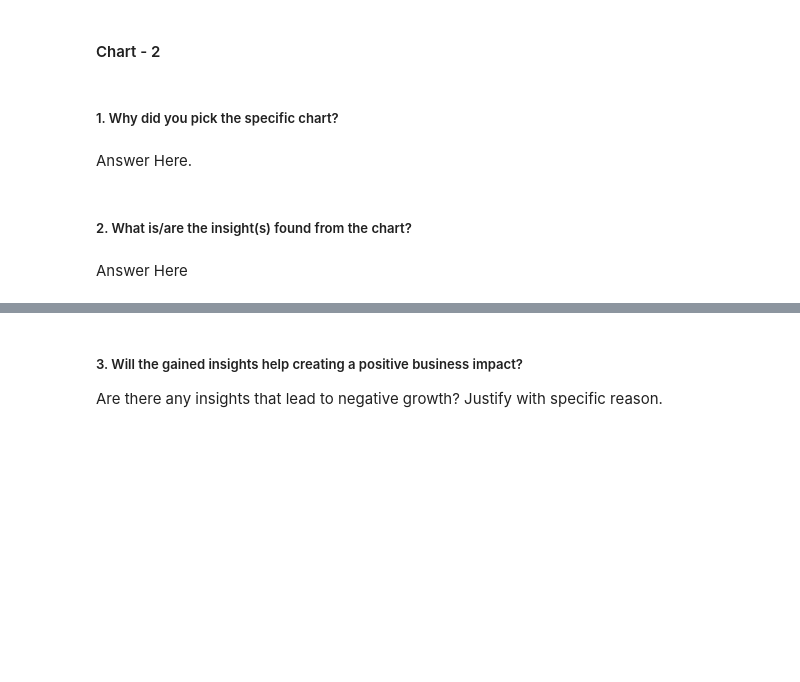
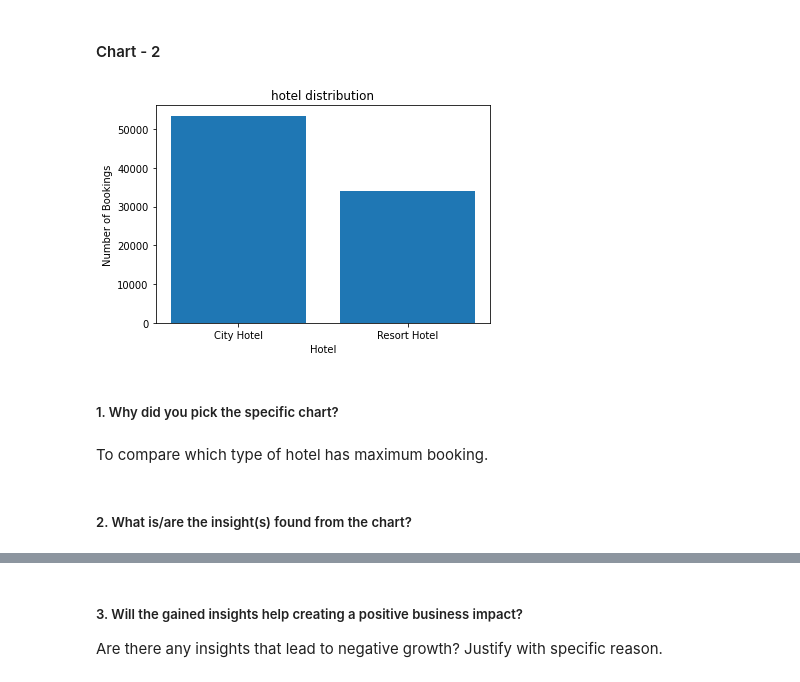
Before and after one commit to fadakenitin/Capstone_ProjectEDA, a Jupyter notebook: Copy_of_Sample_EDA_Submission_Template.ipynb, the cells around one changed output, grey strips where cells are left out. Cells and saved outputs as stored; diff of their text form; code cells hidden in the pictures; blank space fills up the shorter version.

```diff
--- a/Copy_of_Sample_EDA_Submission_Template.ipynb
+++ b/Copy_of_Sample_EDA_Submission_Template.ipynb
@@ -548,8 +578,17 @@ Through this chart we can easily get informartion about from which country max a
+# %%
+# Chart - 2 visualization code
+# Bar chart of type of hotel against no. of bookings
+hotel_counts=data['hotel'].value_counts()
+plt.bar(hotel_counts.index,hotel_counts.values)
+plt.xlabel("Hotel")
+plt.ylabel("Number of Bookings")
+plt.title('hotel distribution')
+plt.show()
+# %% [output]
+[figure, added]
 # %% [markdown]
 ##### 1. Why did you pick the specific chart?
-# %% [markdown]
-Answer Here.
+# %% [markdown]
+To compare which type of hotel has maximum booking.
 # %% [markdown]
 ##### 2. What is/are the insight(s) found from the chart?
-# %% [markdown]
-Answer Here
```
Also changed, not shown: parts of 22 cells of this notebook.
